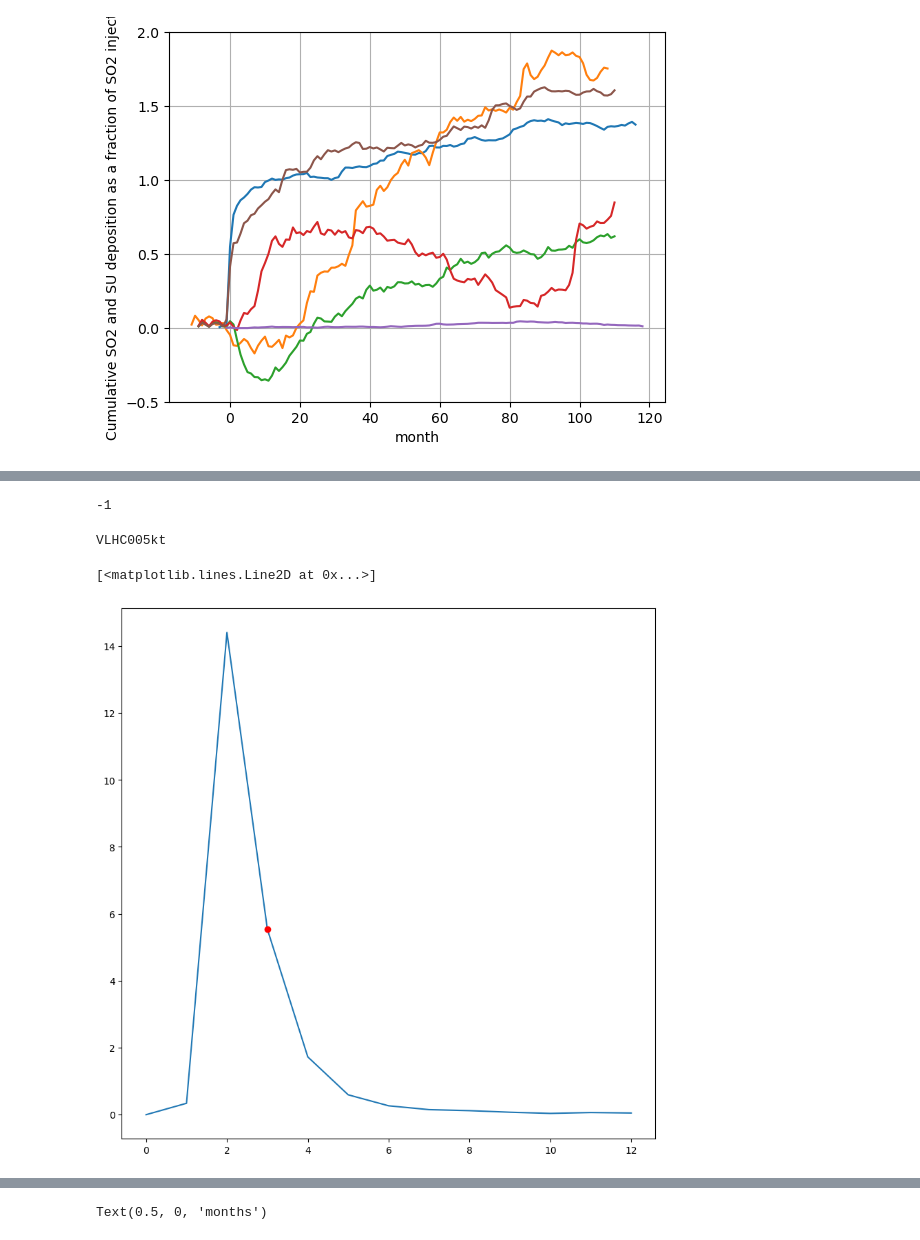
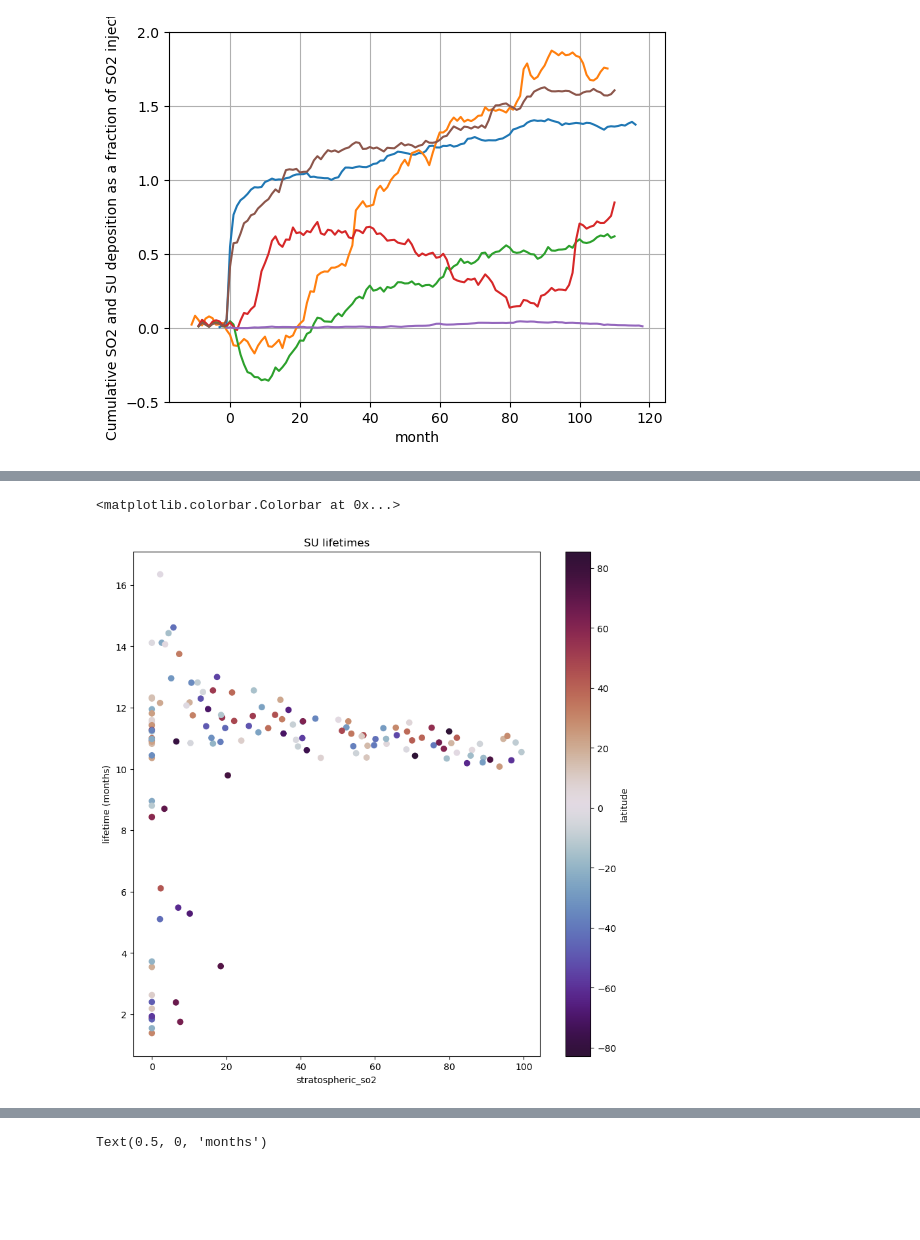
Before and after one commit to malcolmmaas/volcano, a Jupyter notebook: plotting.ipynb, the cells around one changed output, grey strips where cells are left out. Saved outputs shown, nothing was run; the diff lists cells and outputs as text; code cells hidden in the pictures; blank space fills up the shorter version.

```diff
--- a/plotting.ipynb
+++ b/plotting.ipynb
@@ -423,13 +414,7 @@ VLHC140kt
 # %%
-# test = netCDF4.Dataset('timeseries/VLHC001kt/MON.aijVLHC001kt.nc')
-# control_means = netCDF4.Dataset('timeseries/VLHC001kt/MON.aijVLHC001kt.nc')
-
 month_names = ['', 'JAN', 'FEB', 'MAR', 'APR', 'MAY', 'JUN', 'JUL', 'AUG', 'SEP', 'OCT', 'NOV', 'DEC']
-# df = pd.read_csv('parameters.txt', delim_whitespace=True)
 
 # For each run you need to look up the control means file using the above, then do stuff from there.
-
-
 # Get tropopause heights
 # Get amount of SO2 in stratosphere (8 parameters now instead of 7)
 # redo scatter plots with so2 stratosphere thing
@@ -438,28 +423,15 @@ month_names = ['', 'JAN', 'FEB', 'MAR', 'APR', 'MAY', 'JUN', 'JUL', 'AUG', 'SEP'
 # (separate task) Get sulfur lifetime in atmosphere
 
 # write down a couple lines about conclusions and whatnot for each plot (keep documentation)
-# just keep comments in notebook I guess? ooh you could use markdown
 
 # from https://www.unidata.ucar.edu/blogs/developer/en/entry/accessing_netcdf_data_by_coordinates
 def naive_fast(latvar,lonvar,lat0,lon0):
-    # Read latitude and longitude from file into numpy arrays
     latvals = np.array([latvar[:]]*144)
     lonvals = np.array([lonvar[:]]*90).transpose()
-#     ny,nx = latvals.shape
     dist_sq = (latvals-lat0)**2 + (lonvals-lon0)**2
-    minindex_flattened = dist_sq.argmin()  # 1D index of min element
+    minindex_flattened = dist_sq.argmin()
     iy_min,ix_min = np.unravel_index(minindex_flattened, latvals.shape)
     return iy_min,ix_min
-
-def julian_to_month(julian_day):
-    months = [(1, 31), (2, 28), (3, 31), (4, 30), (5, 31), (6, 30),
-            (7, 31), (8, 31), (9, 30), (10, 31), (11, 30), (12, 31)]
-    for month, days in months:
-        if julian_day <= days:
-            return month
-        julian_day -= days
-
-df['month'] = list(map(lambda x: julian_to_month(x), df['julday']))
 
 def find_tropopause(row):
     monthname = month_names[int(row['month'])]
@@ -971,22 +798,9 @@ Lifetime: 10.933050768986167 months
-# %%
-inflection_point
-# %% [output]
--1
-# %%
-w = 'VLHC005kt'
-print(w, end='\r')
-test = netCDF4.Dataset('timeseries/'+w+'/MON.taij'+w+'.nc')
-# sulfur = test['H2SO4_Total_Mass'][:]*h2so4_tm_factor + test['SO2_Total_Mass'][:]*so2_tm_factor + sum([test[v][:] for v in su_tm_vars])*su_tm_factor - sulfur_control_10yr
-sulfur = test['SO2_Total_Mass'][:]*so2_tm_factor - so2_tm_control_10yr*so2_tm_factor
-# sulfur = sum([test[v][:] for v in su_tm_vars])*su_tm_factor - su_tm_control_10yr*su_tm_factor
-
-d1 = np.gradient(np.array(sulfur[:60]))
-inflection_point = np.argmin(d1)
-plt.plot(sulfur[:13])
-
-plt.plot(inflection_point, sulfur[inflection_point], 'ro')
-# plt.plot(np.gradient(np.gradient(np.array(sulfur))))
-# %% [output]
-VLHC005kt
-[<matplotlib.lines.Line2D at 0x...>]
-[figure, removed]
+# %%
+plt.scatter(df['stratospheric_so2'],lifetimes,c=df['latitude'], cmap='twilight_shifted')
+plt.title('SU lifetimes')
+plt.xlabel('stratospheric_so2')
+plt.ylabel('lifetime (months)')
+plt.colorbar(label='latitude')
+# %% [output]
+<matplotlib.colorbar.Colorbar at 0x...>
+[figure, added]
```
Also changed, not shown: parts of 37 cells of this notebook.
